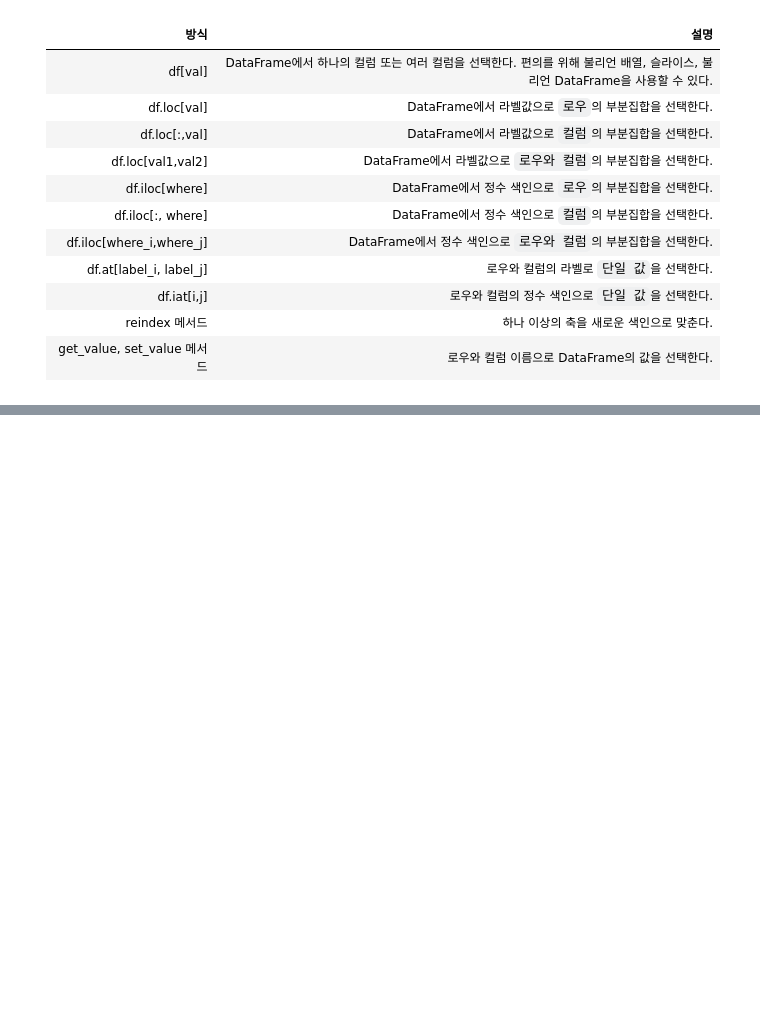
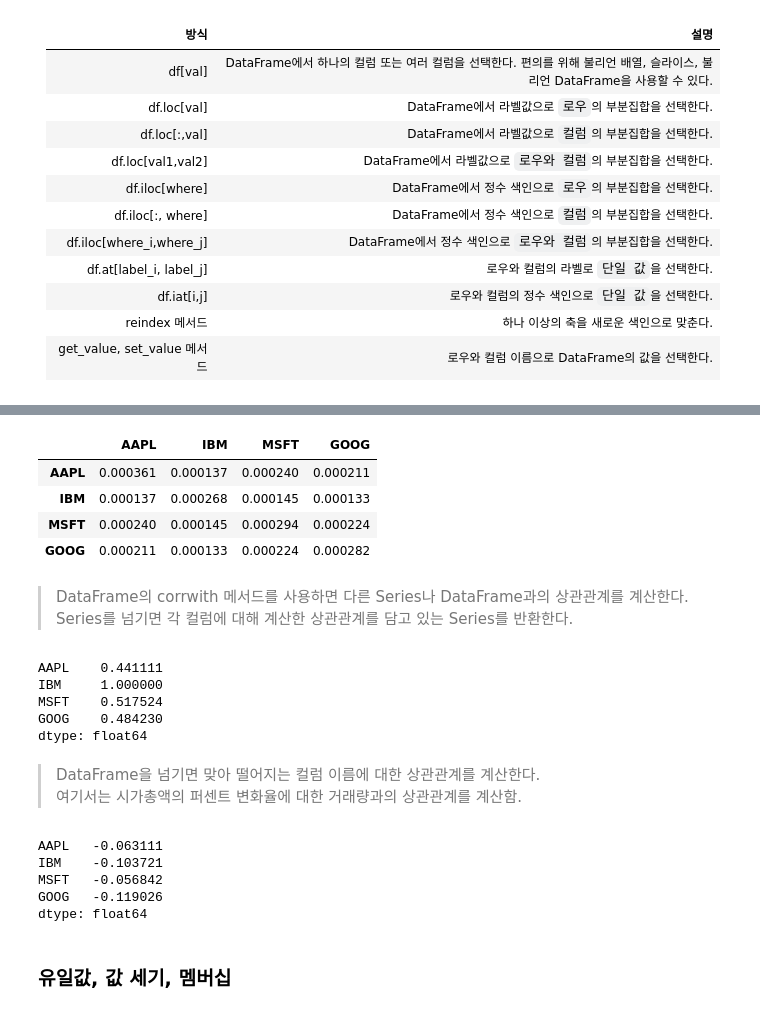
Before and after one commit to gusdn5656/python-basic, a Jupyter notebook: Python for Data Analysis/Chapter 5 pandas 시작하기.ipynb, the cells around one changed output, grey strips where cells are left out. Saved outputs shown, nothing was run; the diff lists cells and outputs as text; code cells hidden in the pictures; folded sections open; blank space fills up the shorter version.

```diff
--- a/Python for Data Analysis/Chapter 5 pandas 시작하기.ipynb
+++ b/Python for Data Analysis/Chapter 5 pandas 시작하기.ipynb
@@ -753,0 +796,32 @@ data.iloc[:,:3][data.three > 5]
+# %%
+returns.cov()
+# %% [output]
+|  | AAPL | IBM | MSFT | GOOG |
+| AAPL | 0.000361 | 0.000137 | 0.000240 | 0.000211 |
+| IBM | 0.000137 | 0.000268 | 0.000145 | 0.000133 |
+| MSFT | 0.000240 | 0.000145 | 0.000294 | 0.000224 |
+| GOOG | 0.000211 | 0.000133 | 0.000224 | 0.000282 |
+# %% [markdown]
+> DataFrame의 corrwith 메서드를 사용하면 다른 Series나 DataFrame과의 상관관계를 계산한다.
+> Series를 넘기면 각 컬럼에 대해 계산한 상관관계를 담고 있는 Series를 반환한다.
+# %%
+returns.corrwith(returns['IBM'])
+# %% [output]
+AAPL    0.441111
+IBM     1.000000
+MSFT    0.517524
+GOOG    0.484230
+dtype: float64
+# %% [markdown]
+> DataFrame을 넘기면 맞아 떨어지는 컬럼 이름에 대한 상관관계를 계산한다.
+> 여기서는 시가총액의 퍼센트 변화율에 대한 거래량과의 상관관계를 계산함.
+# %%
+returns.corrwith(volume)
+# %% [output]
+AAPL   -0.063111
+IBM    -0.103721
+MSFT   -0.056842
+GOOG   -0.119026
+dtype: float64
+# %% [markdown]
+### 유일값, 값 세기, 멤버십
```
Also changed, not shown: parts of 186 cells of this notebook.
